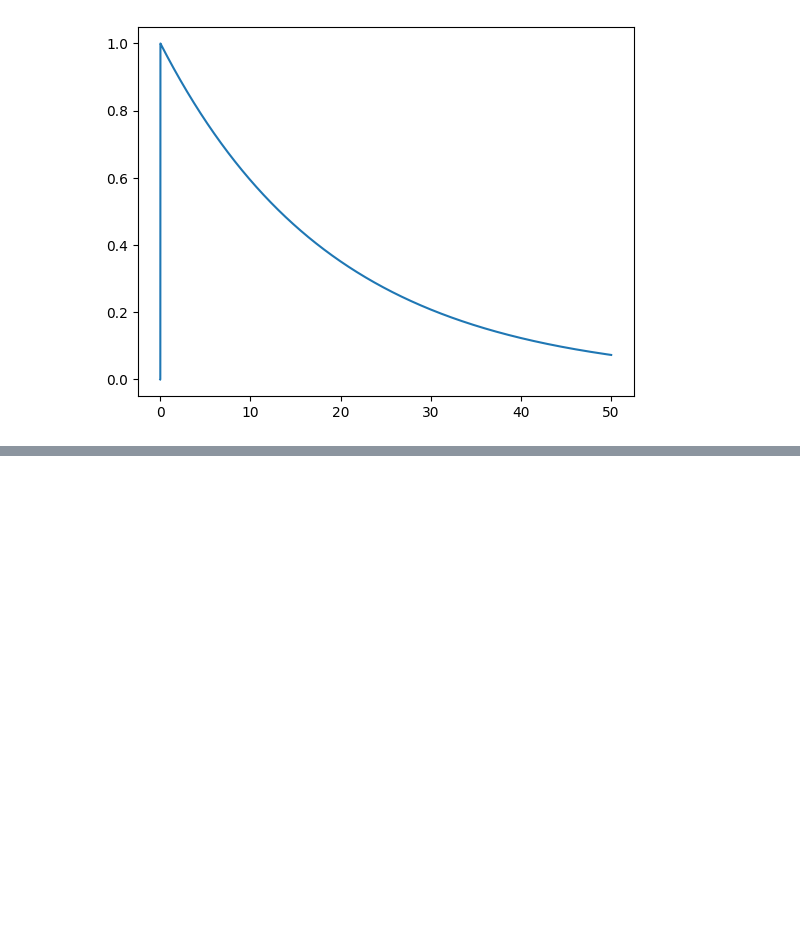
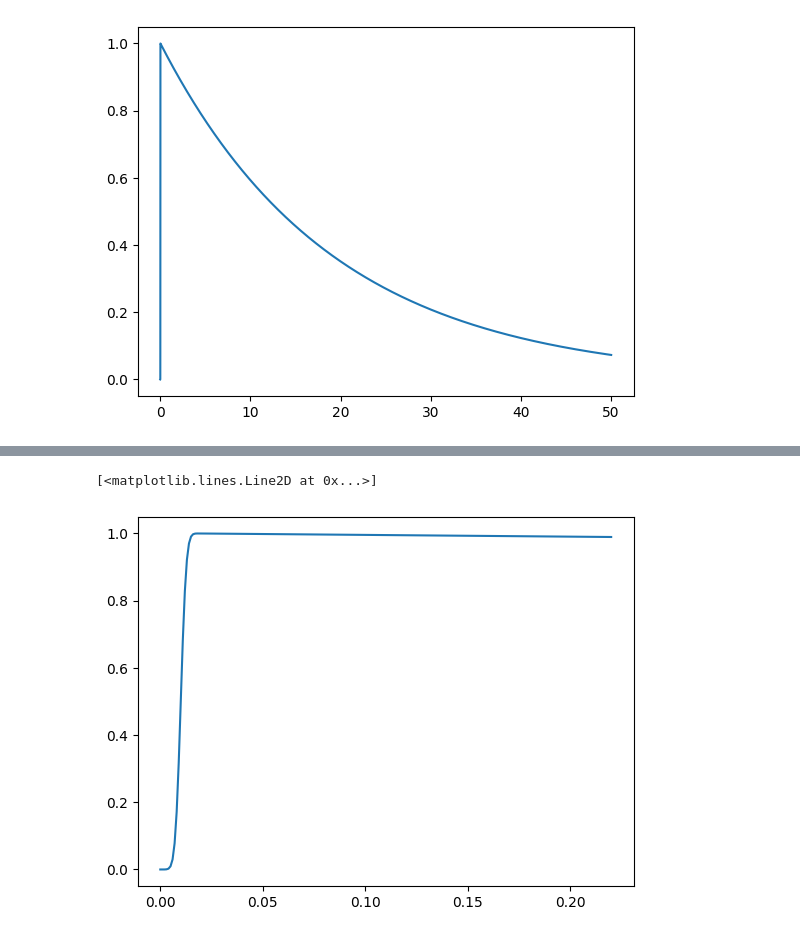
Before and after one commit to coding-xyz/qsim, a Jupyter notebook: examples/noise_simulation_tests/task1_tri_engine_compare.ipynb, the cells around one changed output, grey strips where cells are left out. Cells and saved outputs as stored; diff of their text form; code cells hidden in the pictures; blank space fills up the shorter version.

Commit message:
fix julia engines

```diff
--- a/examples/noise_simulation_tests/task1_tri_engine_compare.ipynb
+++ b/examples/noise_simulation_tests/task1_tri_engine_compare.ipynb
@@ -115,0 +98,14 @@ out_qoptics["analysis"]
+# %%
+out_qtoolbox = run_task_files(
+    task_config   = f"{TASK_DIR}/task1_single_qubit.json",
+    solver_config = f"{SOLVER_DIR}/julia_qtoolbox.json",
+    pulse_config  = f"{PULSE_DIR}/single_qubit.json",
+    device_config = f"{DEVICE_DIR}/single_qubit.json",
+)
+# %%
+
+tr = out_qtoolbox["core"]["trace"]
+plt.plot( 1e6 * np.array(tr.times), np.array(tr.states))
+# %% [output]
+[<matplotlib.lines.Line2D at 0x...>]
+[figure, added]
```
Also changed, not shown: parts of 4 cells of this notebook, 52 other files.
